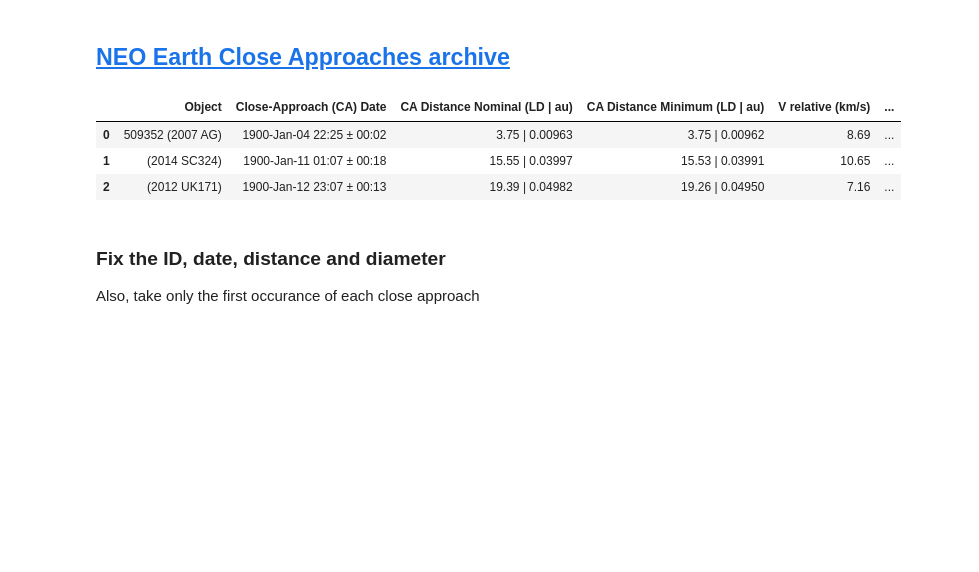
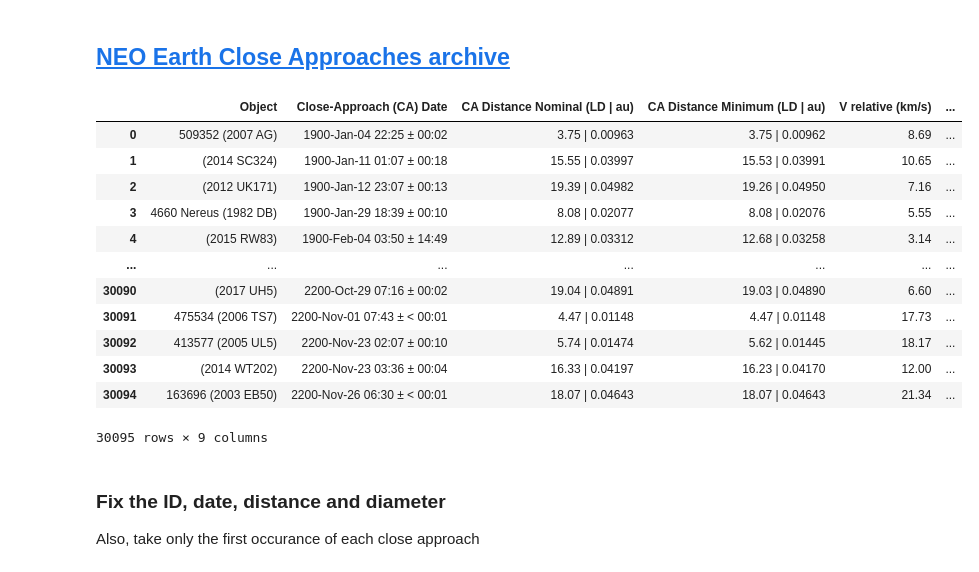
Before and after one commit to ageller/IntroToGlue, a Jupyter notebook: data/prepNEOdata.ipynb, the cells around one changed output. Cells and saved outputs as stored; diff of their text form; code cells hidden in the pictures; blank space fills up the shorter version.

```diff
--- a/data/prepNEOdata.ipynb
+++ b/data/prepNEOdata.ipynb
@@ -31,12 +39,21 @@ Text(0, 0.5, 'diameter (km)')
 ## [NEO Earth Close Approaches archive](https://cneos.jpl.nasa.gov/ca/)
 # %%
 neoCA = pd.read_csv('cneos_closeapproach_data.csv')
-neoCA.iloc[:3]
+neoCA
 # %% [output]
 |  | Object | Close-Approach (CA) Date | CA Distance Nominal (LD | au) | CA Distance Minimum (LD | au) | V relative (km/s) | ... |
 | 0 | 509352 (2007 AG) | 1900-Jan-04 22:25 ± 00:02 | 3.75 | 0.00963 | 3.75 | 0.00962 | 8.69 | ... |
 | 1 | (2014 SC324) | 1900-Jan-11 01:07 ± 00:18 | 15.55 | 0.03997 | 15.53 | 0.03991 | 10.65 | ... |
 | 2 | (2012 UK171) | 1900-Jan-12 23:07 ± 00:13 | 19.39 | 0.04982 | 19.26 | 0.04950 | 7.16 | ... |
+| 3 | 4660 Nereus (1982 DB) | 1900-Jan-29 18:39 ± 00:10 | 8.08 | 0.02077 | 8.08 | 0.02076 | 5.55 | ... |
+| 4 | (2015 RW83) | 1900-Feb-04 03:50 ± 14:49 | 12.89 | 0.03312 | 12.68 | 0.03258 | 3.14 | ... |
+| ... | ... | ... | ... | ... | ... | ... |
+| 30090 | (2017 UH5) | 2200-Oct-29 07:16 ± 00:02 | 19.04 | 0.04891 | 19.03 | 0.04890 | 6.60 | ... |
+| 30091 | 475534 (2006 TS7) | 2200-Nov-01 07:43 ± < 00:01 | 4.47 | 0.01148 | 4.47 | 0.01148 | 17.73 | ... |
+| 30092 | 413577 (2005 UL5) | 2200-Nov-23 02:07 ± 00:10 | 5.74 | 0.01474 | 5.62 | 0.01445 | 18.17 | ... |
+| 30093 | (2014 WT202) | 2200-Nov-23 03:36 ± 00:04 | 16.33 | 0.04197 | 16.23 | 0.04170 | 12.00 | ... |
+| 30094 | 163696 (2003 EB50) | 2200-Nov-26 06:30 ± < 00:01 | 18.07 | 0.04643 | 18.07 | 0.04643 | 21.34 | ... |
+30095 rows × 9 columns
 # %% [markdown]
 ### Fix the ID, date, distance and diameter
 
```
Also changed, not shown: parts of 7 cells of this notebook, 5 other files.
